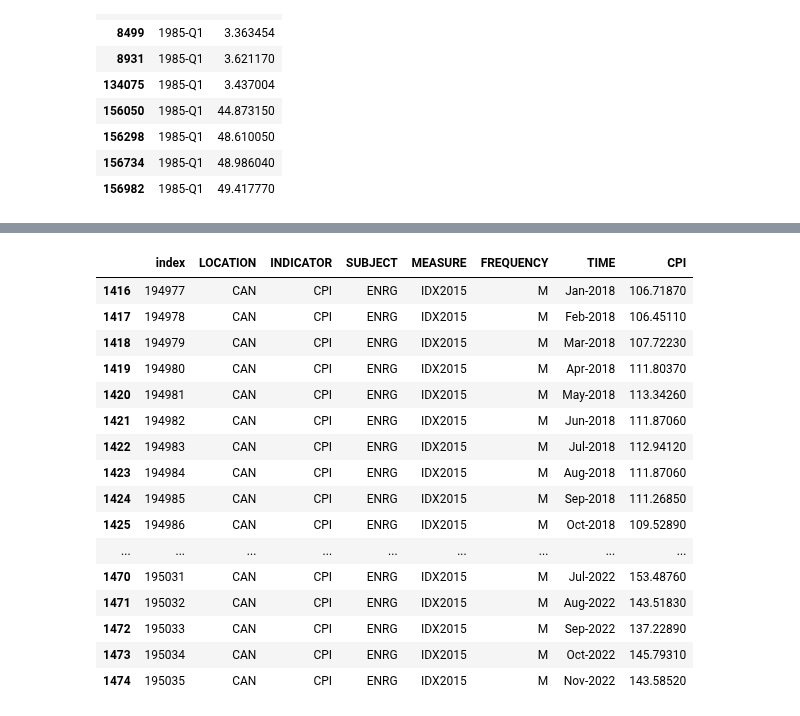
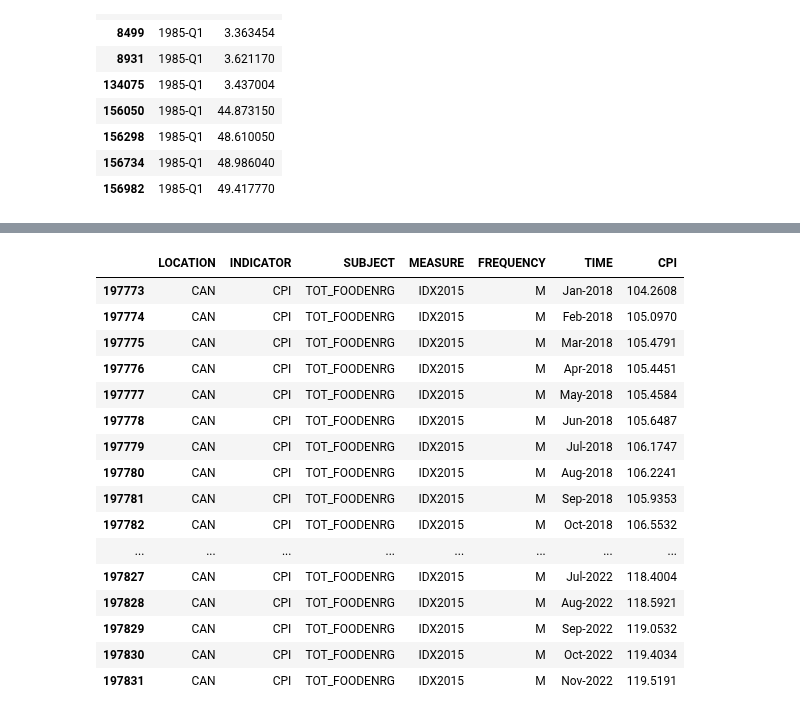
Before and after one commit to ubco-W2022T2-data301/project-group-group19, a Jupyter notebook: analysis/analysis2.ipynb, the cells around one changed output, grey strips where cells are left out. Cells and saved outputs as stored; diff of their text form; code cells hidden in the pictures.

```diff
--- a/analysis/analysis2.ipynb
+++ b/analysis/analysis2.ipynb
@@ -148,10 +148,23 @@ df2
 | 156982 | 1985-Q1 | 49.417770 |
 # %%
 #get all data by date monthly
-#as more interested in most current to date data
-group_by_subject =  dat_loc_cpi_CAD.groupby(dat_loc_cpi_CAD['SUBJECT'])
-df_g1 = group_by_subject.get_group('ENRG')
+#as I am more interested in most current to date data
+
+#Energy
+group_by_subject_Energy =  dat_loc_cpi_CAD.groupby(dat_loc_cpi_CAD['SUBJECT'])
+df_g1 = group_by_subject_Energy.get_group('ENRG')
 df_g1 = df_g1.groupby(df_g1['FREQUENCY']).get_group('M')
 df_g1 = df_g1.reset_index()
 df_g1
+#Food
+group_by_subject_Food = dat_loc_cpi_CAD.groupby(dat_loc_cpi_CAD['SUBJECT'])
+df_g2 = group_by_subject_Food.get_group('FOOD')
+df_g2 = df_g2.groupby(df_g2['FREQUENCY']).get_group("M")
+df_g2
+
+#food-energy total
+group_by_subject_Food_ENRG = dat_loc_cpi_CAD.groupby(dat_loc_cpi_CAD['SUBJECT'])
+df_g3 = group_by_subject_Food_ENRG.get_group('TOT_FOODENRG')
+df_g3 = df_g3.groupby(df_g3['FREQUENCY']).get_group("M")
+df_g3
 # %% [output]
@@ -200,0 +197,12 @@ df_g1
+# %%
+#energy
+df_g1["TIME"] = convertDateTime(df_g1["TIME"])
+df_g1
+
+#food
+df_g2['TIME'] = convertDateTime(df_g2['TIME'])
+df_g2
+
+#total food-energy
+df_g3['TIME'] = convertDateTime(df_g3['TIME'])
+df_g3
@@ -201,22 +223,29 @@ df_g1
 # %%
 #get last 4 years
+#it should show the genral trend
 graph_l4_Energy = df_g1.iloc[1416:-1]
 graph_l4_Energy
+
+graph_l4_Food = df_g2.iloc[1416:-1]
+graph_l4_Food
+
+graph_l4_tot_food_Energy = df_g3.iloc[1416:-1]
+graph_l4_tot_food_Energy
 # %% [output]
-|  | index | LOCATION | INDICATOR | SUBJECT | MEASURE | FREQUENCY | TIME | CPI |
-| 1416 | 194977 | CAN | CPI | ENRG | IDX2015 | M | Jan-2018 | 106.71870 |
-| 1417 | 194978 | CAN | CPI | ENRG | IDX2015 | M | Feb-2018 | 106.45110 |
-| 1418 | 194979 | CAN | CPI | ENRG | IDX2015 | M | Mar-2018 | 107.72230 |
-| 1419 | 194980 | CAN | CPI | ENRG | IDX2015 | M | Apr-2018 | 111.80370 |
-| 1420 | 194981 | CAN | CPI | ENRG | IDX2015 | M | May-2018 | 113.34260 |
-| 1421 | 194982 | CAN | CPI | ENRG | IDX2015 | M | Jun-2018 | 111.87060 |
-| 1422 | 194983 | CAN | CPI | ENRG | IDX2015 | M | Jul-2018 | 112.94120 |
-| 1423 | 194984 | CAN | CPI | ENRG | IDX2015 | M | Aug-2018 | 111.87060 |
-| 1424 | 194985 | CAN | CPI | ENRG | IDX2015 | M | Sep-2018 | 111.26850 |
-| 1425 | 194986 | CAN | CPI | ENRG | IDX2015 | M | Oct-2018 | 109.52890 |
-| ... | ... | ... | ... | ... | ... | ... | ... | ... |
-| 1470 | 195031 | CAN | CPI | ENRG | IDX2015 | M | Jul-2022 | 153.48760 |
-| 1471 | 195032 | CAN | CPI | ENRG | IDX2015 | M | Aug-2022 | 143.51830 |
-| 1472 | 195033 | CAN | CPI | ENRG | IDX2015 | M | Sep-2022 | 137.22890 |
-| 1473 | 195034 | CAN | CPI | ENRG | IDX2015 | M | Oct-2022 | 145.79310 |
-| 1474 | 195035 | CAN | CPI | ENRG | IDX2015 | M | Nov-2022 | 143.58520 |
+|  | LOCATION | INDICATOR | SUBJECT | MEASURE | FREQUENCY | TIME | CPI |
+| 197773 | CAN | CPI | TOT_FOODENRG | IDX2015 | M | Jan-2018 | 104.2608 |
+| 197774 | CAN | CPI | TOT_FOODENRG | IDX2015 | M | Feb-2018 | 105.0970 |
+| 197775 | CAN | CPI | TOT_FOODENRG | IDX2015 | M | Mar-2018 | 105.4791 |
+| 197776 | CAN | CPI | TOT_FOODENRG | IDX2015 | M | Apr-2018 | 105.4451 |
+| 197777 | CAN | CPI | TOT_FOODENRG | IDX2015 | M | May-2018 | 105.4584 |
+| 197778 | CAN | CPI | TOT_FOODENRG | IDX2015 | M | Jun-2018 | 105.6487 |
+| 197779 | CAN | CPI | TOT_FOODENRG | IDX2015 | M | Jul-2018 | 106.1747 |
+| 197780 | CAN | CPI | TOT_FOODENRG | IDX2015 | M | Aug-2018 | 106.2241 |
+| 197781 | CAN | CPI | TOT_FOODENRG | IDX2015 | M | Sep-2018 | 105.9353 |
+| 197782 | CAN | CPI | TOT_FOODENRG | IDX2015 | M | Oct-2018 | 106.5532 |
+| ... | ... | ... | ... | ... | ... | ... | ... |
+| 197827 | CAN | CPI | TOT_FOODENRG | IDX2015 | M | Jul-2022 | 118.4004 |
+| 197828 | CAN | CPI | TOT_FOODENRG | IDX2015 | M | Aug-2022 | 118.5921 |
+| 197829 | CAN | CPI | TOT_FOODENRG | IDX2015 | M | Sep-2022 | 119.0532 |
+| 197830 | CAN | CPI | TOT_FOODENRG | IDX2015 | M | Oct-2022 | 119.4034 |
+| 197831 | CAN | CPI | TOT_FOODENRG | IDX2015 | M | Nov-2022 | 119.5191 |
```
Also changed, not shown: parts of 9 cells of this notebook.
